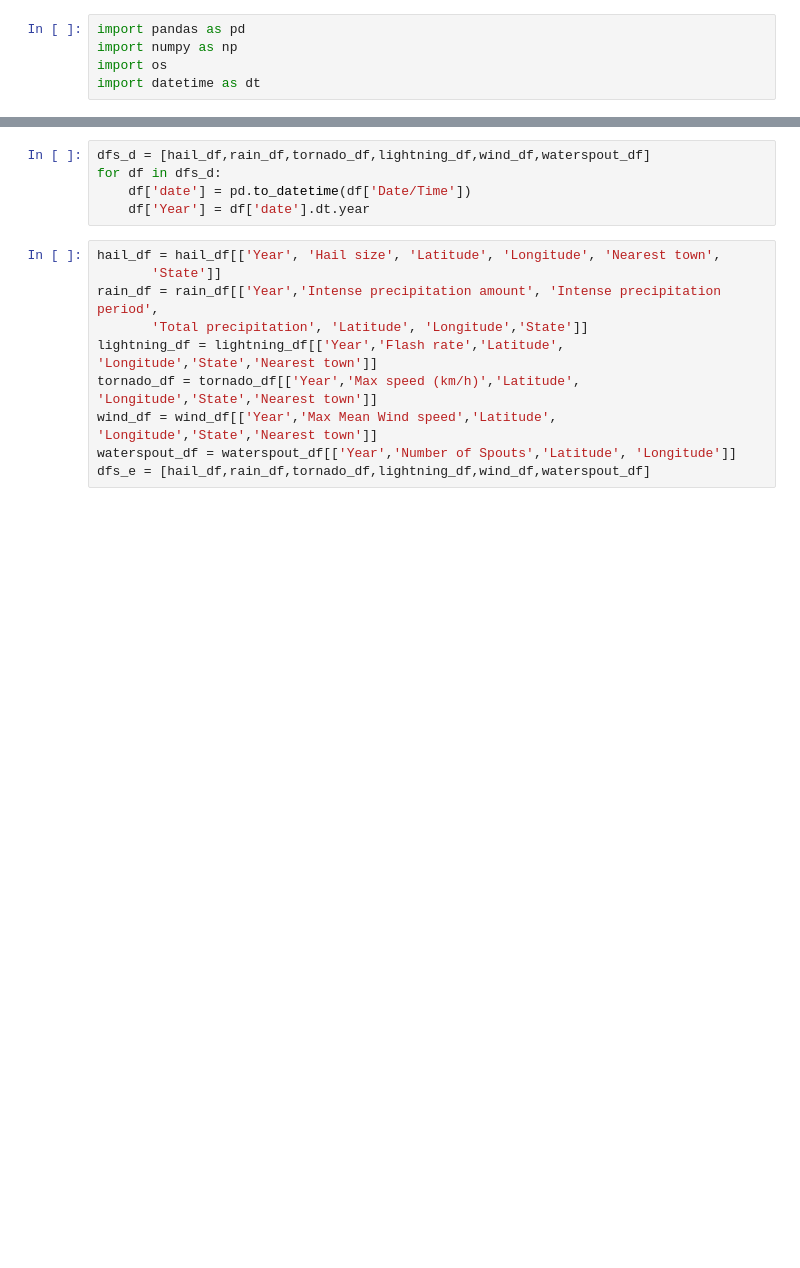
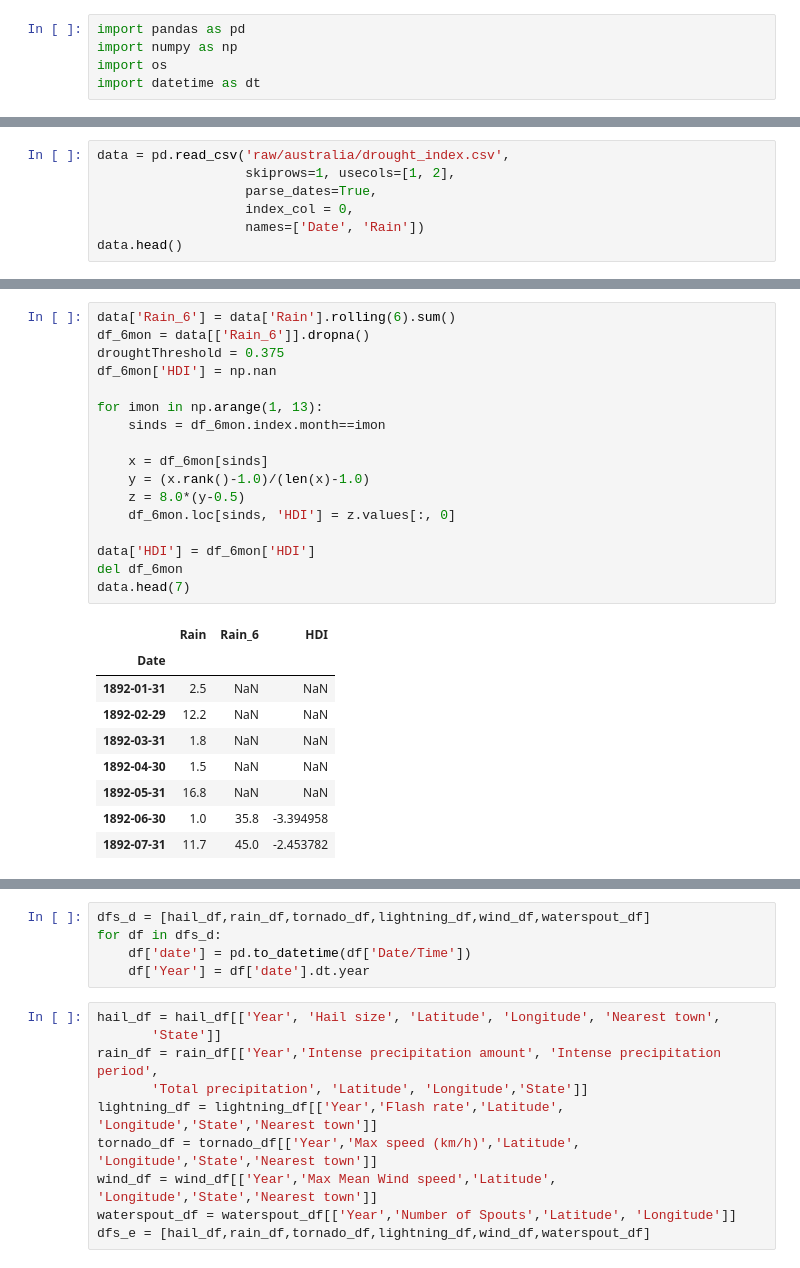
Before and after one commit to QuentinMahieu/What-is-global-warming, a Jupyter notebook: data/australia_data_clean.ipynb, the cells around one changed output, grey strips where cells are left out. Drawn from its saved outputs; the diff is of its cells as text; blank space fills up the shorter version.

```diff
--- a/data/australia_data_clean.ipynb
+++ b/data/australia_data_clean.ipynb
@@ -5,0 +8,7 @@ import datetime as dt
+# %%
+data = pd.read_csv('raw/australia/drought_index.csv',
+                   skiprows=1, usecols=[1, 2],
+                   parse_dates=True,
+                   index_col = 0,
+                   names=['Date', 'Rain'])
+data.head()
@@ -5,0 +23,27 @@ import datetime as dt
+# %%
+data['Rain_6'] = data['Rain'].rolling(6).sum()
+df_6mon = data[['Rain_6']].dropna()
+droughtThreshold = 0.375
+df_6mon['HDI'] = np.nan
+
+for imon in np.arange(1, 13):
+    sinds = df_6mon.index.month==imon
+
+    x = df_6mon[sinds]
+    y = (x.rank()-1.0)/(len(x)-1.0)
+    z = 8.0*(y-0.5)
+    df_6mon.loc[sinds, 'HDI'] = z.values[:, 0]
+
+data['HDI'] = df_6mon['HDI']
+del df_6mon
+data.head(7)
+# %% [output]
+|  | Rain | Rain_6 | HDI |
+| Date |  |  |  |
+| 1892-01-31 | 2.5 | NaN | NaN |
+| 1892-02-29 | 12.2 | NaN | NaN |
+| 1892-03-31 | 1.8 | NaN | NaN |
+| 1892-04-30 | 1.5 | NaN | NaN |
+| 1892-05-31 | 16.8 | NaN | NaN |
+| 1892-06-30 | 1.0 | 35.8 | -3.394958 |
+| 1892-07-31 | 11.7 | 45.0 | -2.453782 |
```
Also changed, not shown: parts of 8 cells of this notebook, 12 other files.
